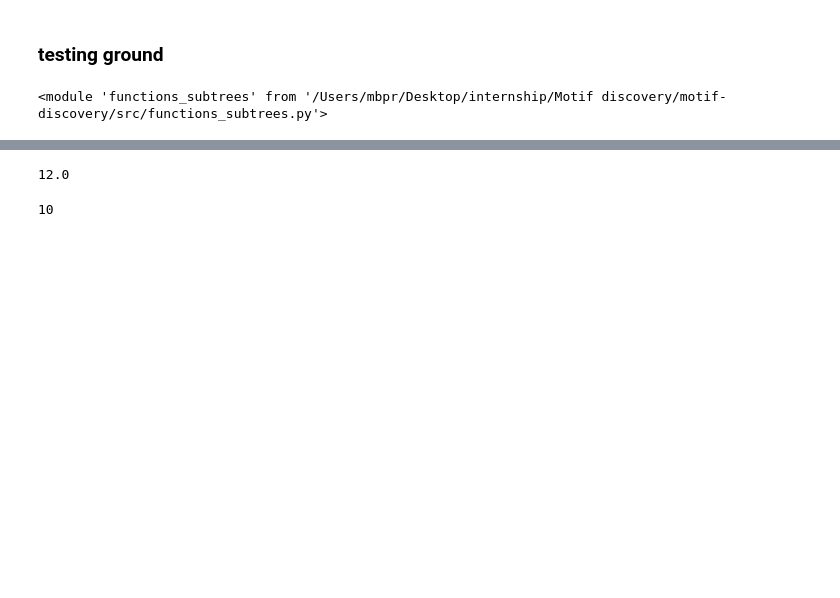
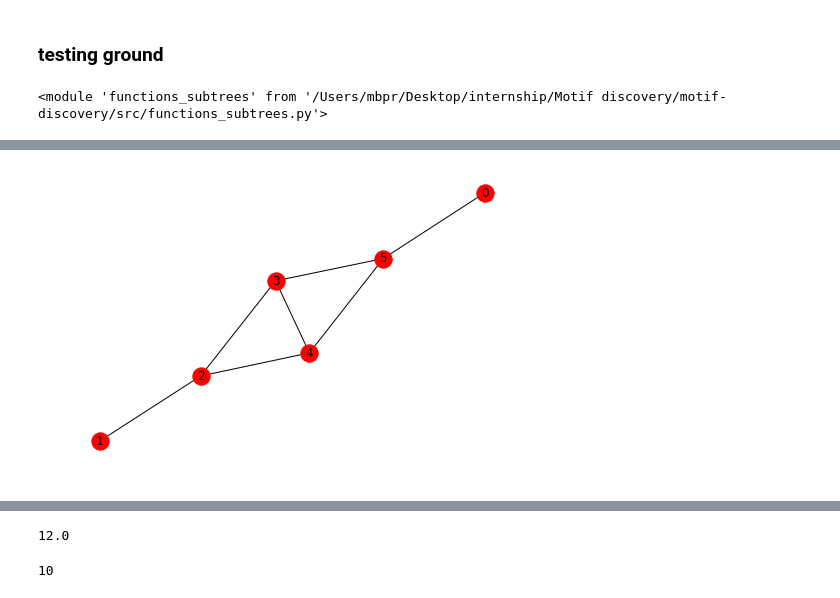
Before and after one commit to ta-rekt/motif-discovery, a Jupyter notebook: src/testing.ipynb, the cells around one changed output, grey strips where cells are left out. Saved outputs shown, nothing was run; the diff lists cells and outputs as text; code cells hidden in the pictures; blank space fills up the shorter version.

```diff
--- a/src/testing.ipynb
+++ b/src/testing.ipynb
@@ -186,0 +131,10 @@ combos: []
+# %%
+H = parseStringToGraph('[[1,2], [2,3], [3,4], [3,5], [4,2], [4,5], [5,0]]')
+G = parseStringToGraph('[[0,5], [5,4], [4,3], [4,2], [3,5], [3,2], [2,1]]')
+
+print('regular:', fnr.findSubgraphInstances(H, G, True))
+
+H = parseStringToGraph('[[1,2], [2,3], [3,4], [3,5], [4,2], [4,5], [5,0]]')
+G = parseStringToGraph('[[0,5], [5,4], [4,3], [4,2], [3,5], [3,2], [2,1]]')
+
+hencealoft(H, G)
@@ -186,0 +160,4 @@ combos: []
+# %%
+nx.draw(H, with_labels=True)
+# %% [output]
+[figure, added]
```
Also changed, not shown: parts of 15 cells of this notebook, 1 other file.
